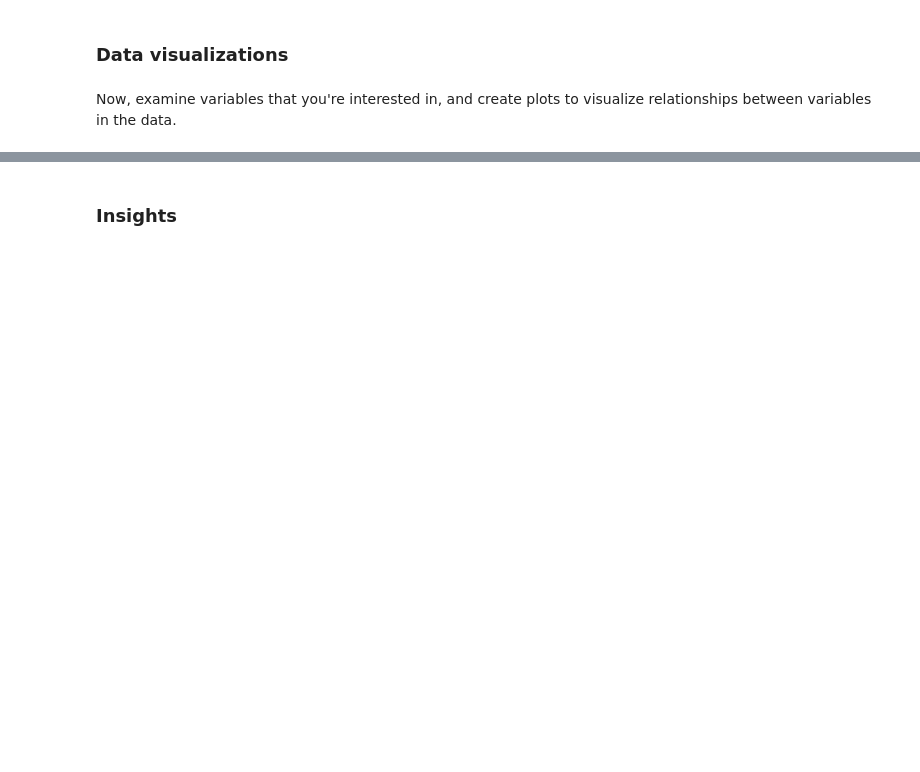
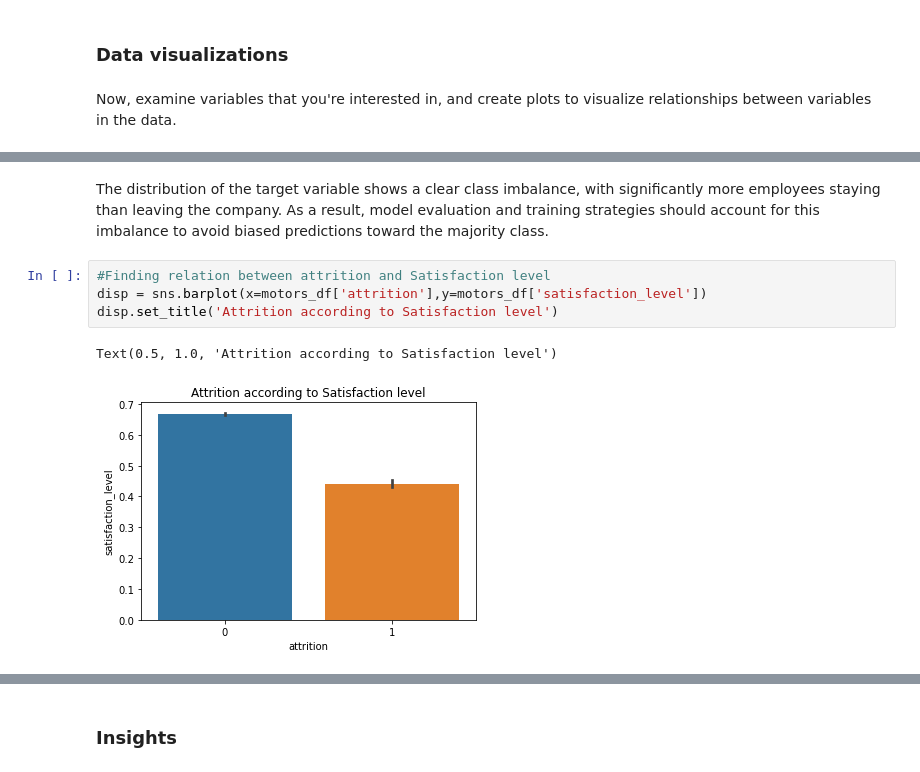
Before and after one commit to Poojaschavan97/Salifort-Motors, a Jupyter notebook: Salifort Motors project.ipynb, the cells around one changed output, grey strips where cells are left out. Drawn from its saved outputs; the diff is of its cells as text; blank space fills up the shorter version.

```diff
--- a/Salifort Motors project.ipynb
+++ b/Salifort Motors project.ipynb
@@ -327,0 +323,9 @@ Now, examine variables that you're interested in, and create plots to visualize
+# %% [markdown]
+The distribution of the target variable shows a clear class imbalance, with significantly more employees staying than leaving the company. As a result, model evaluation and training strategies should account for this imbalance to avoid biased predictions toward the majority class.
+# %%
+#Finding relation between attrition and Satisfaction level
+disp = sns.barplot(x=motors_df['attrition'],y=motors_df['satisfaction_level'])
+disp.set_title('Attrition according to Satisfaction level')
+# %% [output]
+Text(0.5, 1.0, 'Attrition according to Satisfaction level')
+[figure, added]
```
Also changed, not shown: parts of 53 cells of this notebook.
